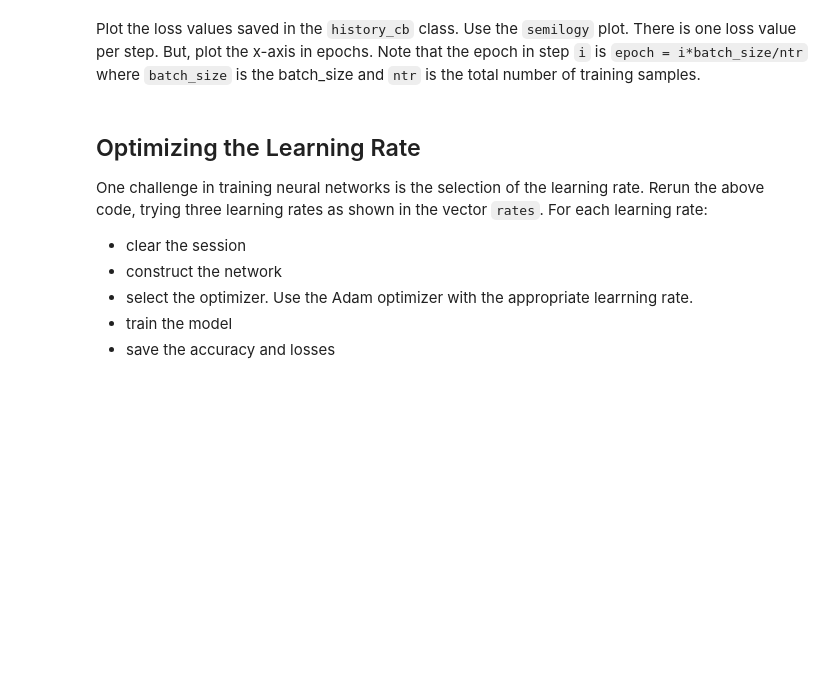
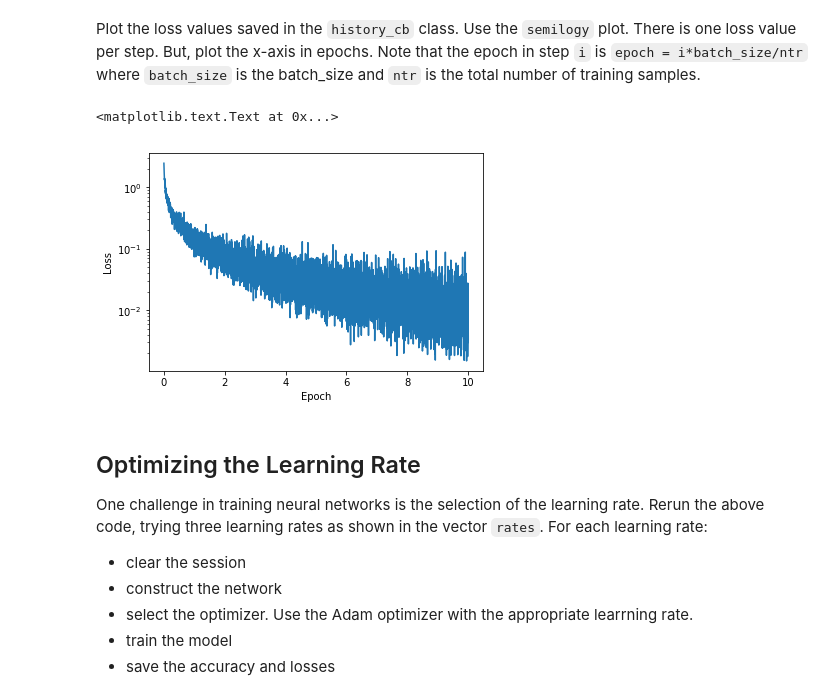
Before and after one commit to cb3157/machine-learning, a Jupyter notebook: neural/lab07_music_partial.ipynb, the cells around one changed output. Saved outputs shown, nothing was run; the diff lists cells and outputs as text; code cells hidden in the pictures; blank space fills up the shorter version.

```diff
--- a/neural/lab07_music_partial.ipynb
+++ b/neural/lab07_music_partial.ipynb
@@ -172,3 +236,12 @@ Plot the loss values saved in the `history_cb` class.  Use the `semilogy` plot.
+# %%
+# TODO
+epoch = np.array(range(len(history_cb.loss))) * batch_size/Xtr.shape[0]
+plt.semilogy(epoch, history_cb.loss)
+plt.xlabel("Epoch")
+plt.ylabel("Loss")
+# %% [output]
+<matplotlib.text.Text at 0x...>
+[figure, added]
 # %% [markdown]
 ## Optimizing the Learning Rate
 
```
Also changed, not shown: parts of 21 cells of this notebook.
